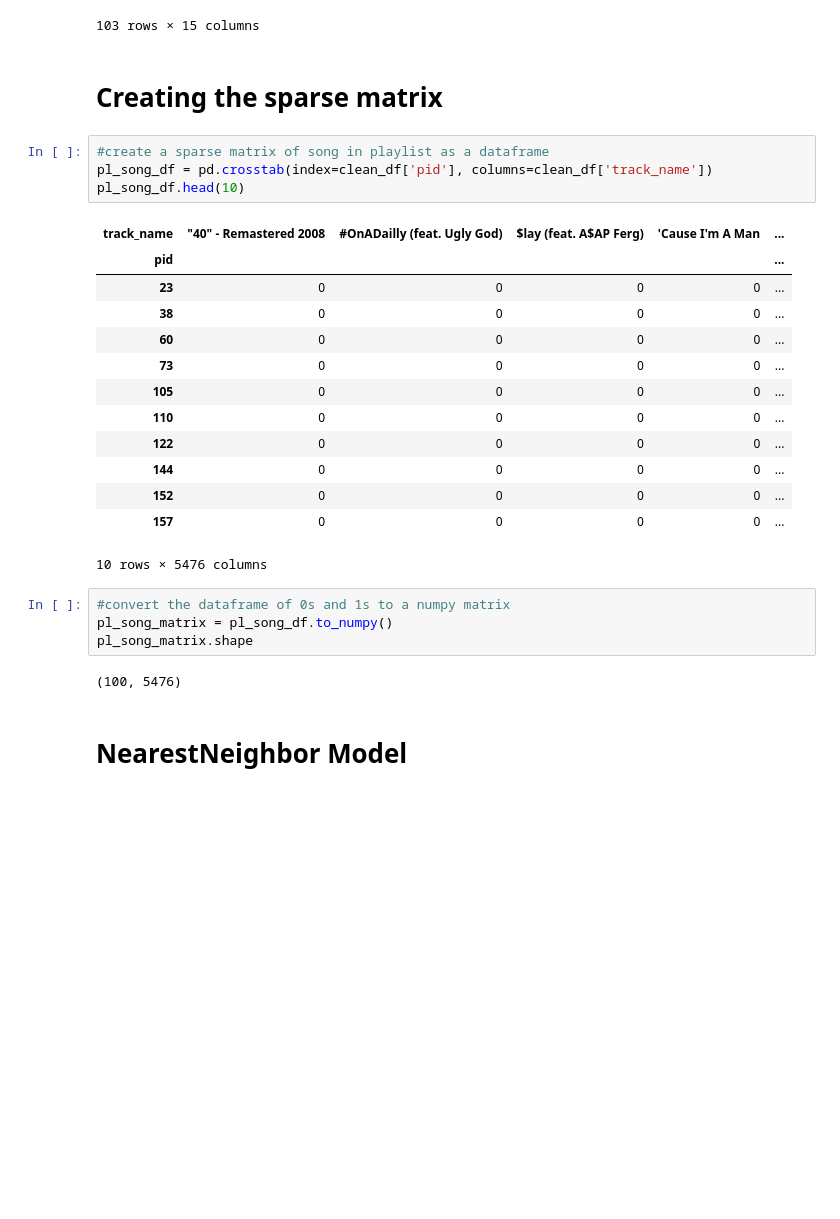
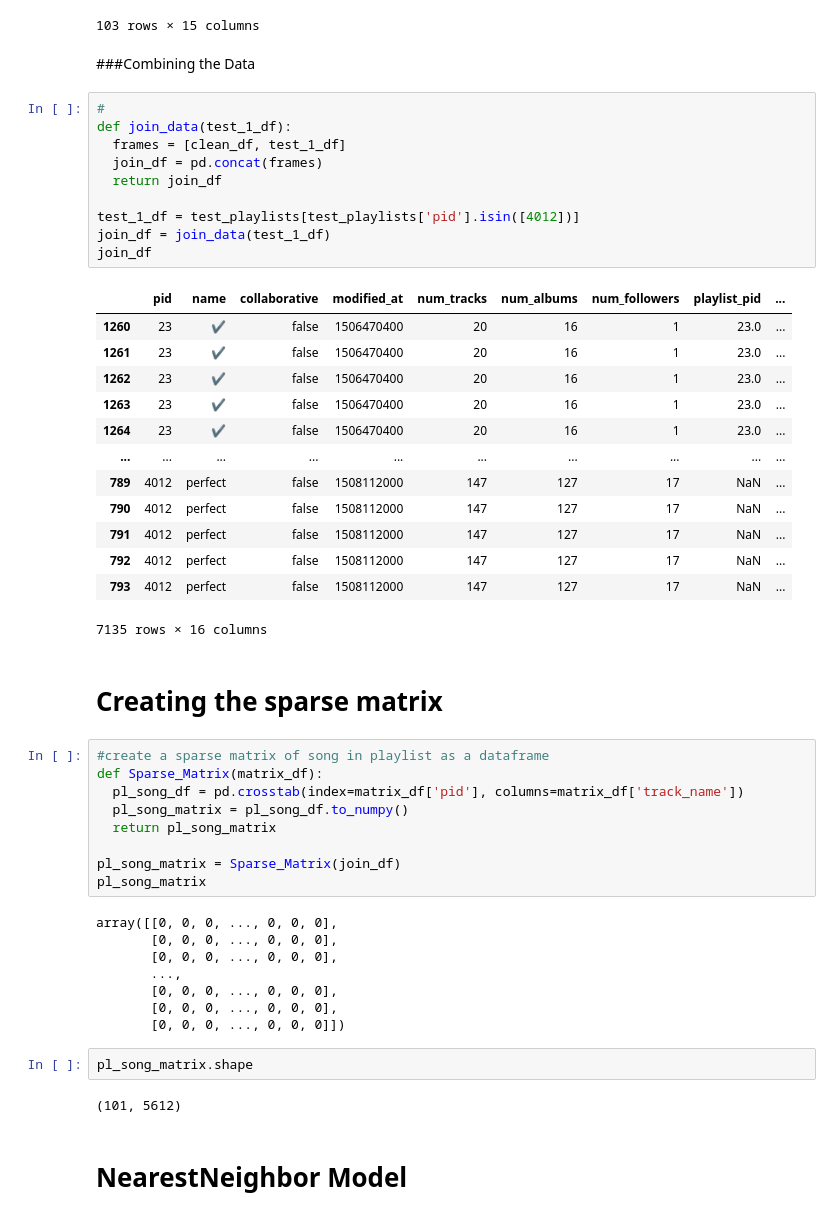
Before and after one commit to Ruby-L-i-n/CSDS234_FinalProject, a Jupyter notebook: SpotifyPlaylist.ipynb, the cells around one changed output. Cells and saved outputs as stored; diff of their text form; blank space fills up the shorter version.

```diff
--- a/SpotifyPlaylist.ipynb
+++ b/SpotifyPlaylist.ipynb
@@ -238,32 +238,55 @@ move_30_df.head(103)
 | 2927 | 4038 | jammin | false | 1507248000 | 106 | 74 | 1 | 26 | ... |
 | 2923 | 4038 | jammin | false | 1507248000 | 106 | 74 | 1 | 22 | ... |
 103 rows × 15 columns
+# %% [markdown]
+###Combining the Data
+# %%
+#
+def join_data(test_1_df):
+  frames = [clean_df, test_1_df]
+  join_df = pd.concat(frames)
+  return join_df
+
+test_1_df = test_playlists[test_playlists['pid'].isin([4012])]
+join_df = join_data(test_1_df)
+join_df
+# %% [output]
+|  | pid | name | collaborative | modified_at | num_tracks | num_albums | num_followers | playlist_pid | ... |
+| 1260 | 23 | ✔️ | false | 1506470400 | 20 | 16 | 1 | 23.0 | ... |
+| 1261 | 23 | ✔️ | false | 1506470400 | 20 | 16 | 1 | 23.0 | ... |
+| 1262 | 23 | ✔️ | false | 1506470400 | 20 | 16 | 1 | 23.0 | ... |
+| 1263 | 23 | ✔️ | false | 1506470400 | 20 | 16 | 1 | 23.0 | ... |
+| 1264 | 23 | ✔️ | false | 1506470400 | 20 | 16 | 1 | 23.0 | ... |
+| ... | ... | ... | ... | ... | ... | ... | ... | ... | ... |
+| 789 | 4012 | perfect | false | 1508112000 | 147 | 127 | 17 | NaN | ... |
+| 790 | 4012 | perfect | false | 1508112000 | 147 | 127 | 17 | NaN | ... |
+| 791 | 4012 | perfect | false | 1508112000 | 147 | 127 | 17 | NaN | ... |
+| 792 | 4012 | perfect | false | 1508112000 | 147 | 127 | 17 | NaN | ... |
+| 793 | 4012 | perfect | false | 1508112000 | 147 | 127 | 17 | NaN | ... |
+7135 rows × 16 columns
 # %% [markdown]
 # Creating the sparse matrix
 # %%
 #create a sparse matrix of song in playlist as a dataframe
-pl_song_df = pd.crosstab(index=clean_df['pid'], columns=clean_df['track_name'])
-pl_song_df.head(10)
+def Sparse_Matrix(matrix_df):
+  pl_song_df = pd.crosstab(index=matrix_df['pid'], columns=matrix_df['track_name'])
+  pl_song_matrix = pl_song_df.to_numpy()
+  return pl_song_matrix
+
+pl_song_matrix = Sparse_Matrix(join_df)
+pl_song_matrix
 # %% [output]
-| track_name | "40" - Remastered 2008 | #OnADailly (feat. Ugly God) | $lay (feat. A$AP Ferg) | 'Cause I'm A Man | ... |
-| pid |  |  |  |  | ... |
-| 23 | 0 | 0 | 0 | 0 | ... |
-| 38 | 0 | 0 | 0 | 0 | ... |
-| 60 | 0 | 0 | 0 | 0 | ... |
-| 73 | 0 | 0 | 0 | 0 | ... |
-| 105 | 0 | 0 | 0 | 0 | ... |
-| 110 | 0 | 0 | 0 | 0 | ... |
-| 122 | 0 | 0 | 0 | 0 | ... |
-| 144 | 0 | 0 | 0 | 0 | ... |
-| 152 | 0 | 0 | 0 | 0 | ... |
-| 157 | 0 | 0 | 0 | 0 | ... |
-10 rows × 5476 columns
+array([[0, 0, 0, ..., 0, 0, 0],
+       [0, 0, 0, ..., 0, 0, 0],
+       [0, 0, 0, ..., 0, 0, 0],
+       ...,
+       [0, 0, 0, ..., 0, 0, 0],
+       [0, 0, 0, ..., 0, 0, 0],
+       [0, 0, 0, ..., 0, 0, 0]])
-# %%
-#convert the dataframe of 0s and 1s to a numpy matrix
-pl_song_matrix = pl_song_df.to_numpy()
-pl_song_matrix.shape
-# %% [output]
-(100, 5476)
+# %%
+pl_song_matrix.shape
+# %% [output]
+(101, 5612)
 # %% [markdown]
 # NearestNeighbor Model
 # %% [markdown]
```
Also changed, not shown: parts of 1 cell of this notebook.
